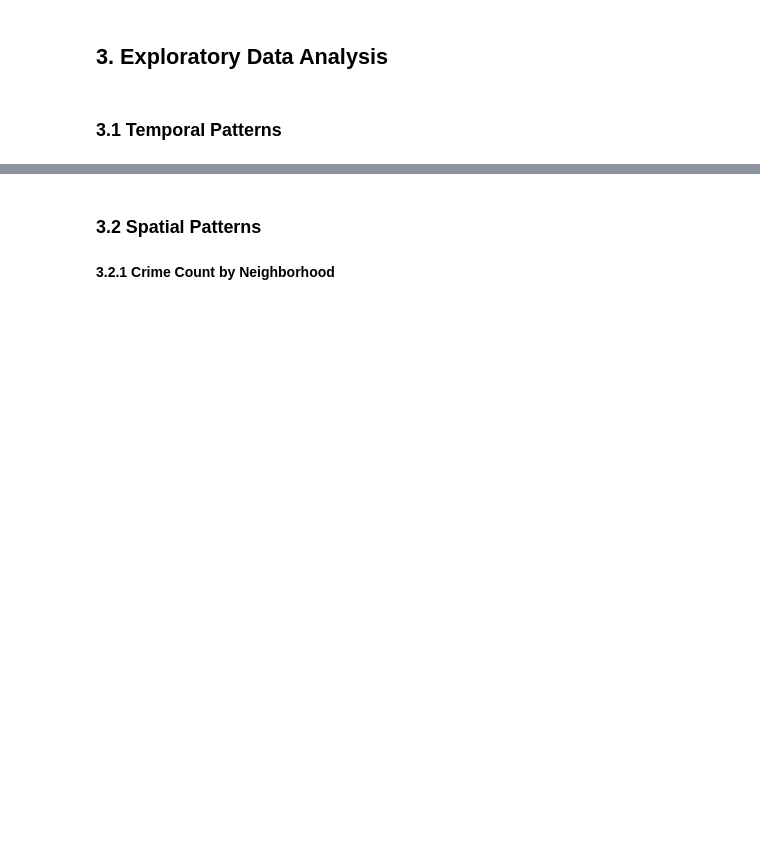
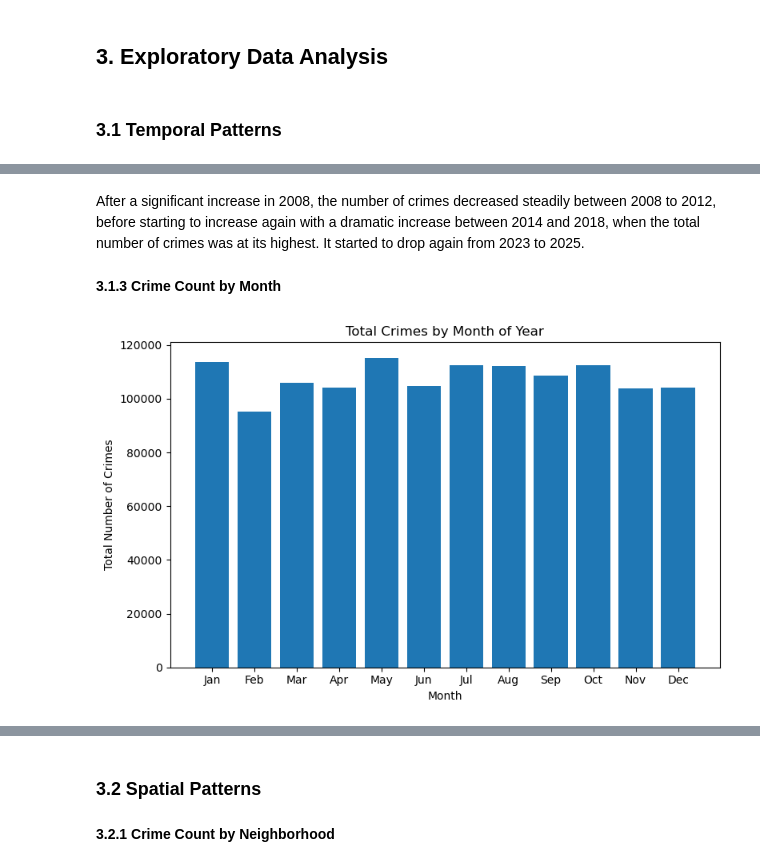
Before and after one commit to iluvcoding123/seattle-crime-clustering, a Jupyter notebook: crime_analysis.ipynb, the cells around one changed output, grey strips where cells are left out. Cells and saved outputs as stored; diff of their text form; code cells hidden in the pictures; blank space fills up the shorter version.

```diff
--- a/crime_analysis.ipynb
+++ b/crime_analysis.ipynb
@@ -365,0 +433,18 @@ After these cleaning steps, the dataset contains only valid crime incidents suit
+# %% [markdown]
+After a significant increase in 2008, the number of crimes decreased steadily between 2008 to 2012, before starting to increase again with a dramatic increase between 2014 and 2018, when the total number of crimes was at its highest. It started to drop again from 2023 to 2025.
+# %% [markdown]
+**3.1.3 Crime Count by Month**
+# %%
+# Monthly trends (aggregated across all years)
+plt.figure(figsize=(8, 5))
+
+monthly_counts = df.groupby('Month').size()
+months = ['Jan', 'Feb', 'Mar', 'Apr', 'May', 'Jun', 'Jul', 'Aug', 'Sep', 'Oct', 'Nov', 'Dec']
+plt.bar(monthly_counts.index, monthly_counts.values)
+plt.title('Total Crimes by Month of Year')
+plt.xlabel('Month')
+plt.ylabel('Total Number of Crimes')
+plt.xticks(range(1, 13), months)
+plt.tight_layout()
+# %% [output]
+[figure, added]
```
Also changed, not shown: parts of 31 cells of this notebook.
